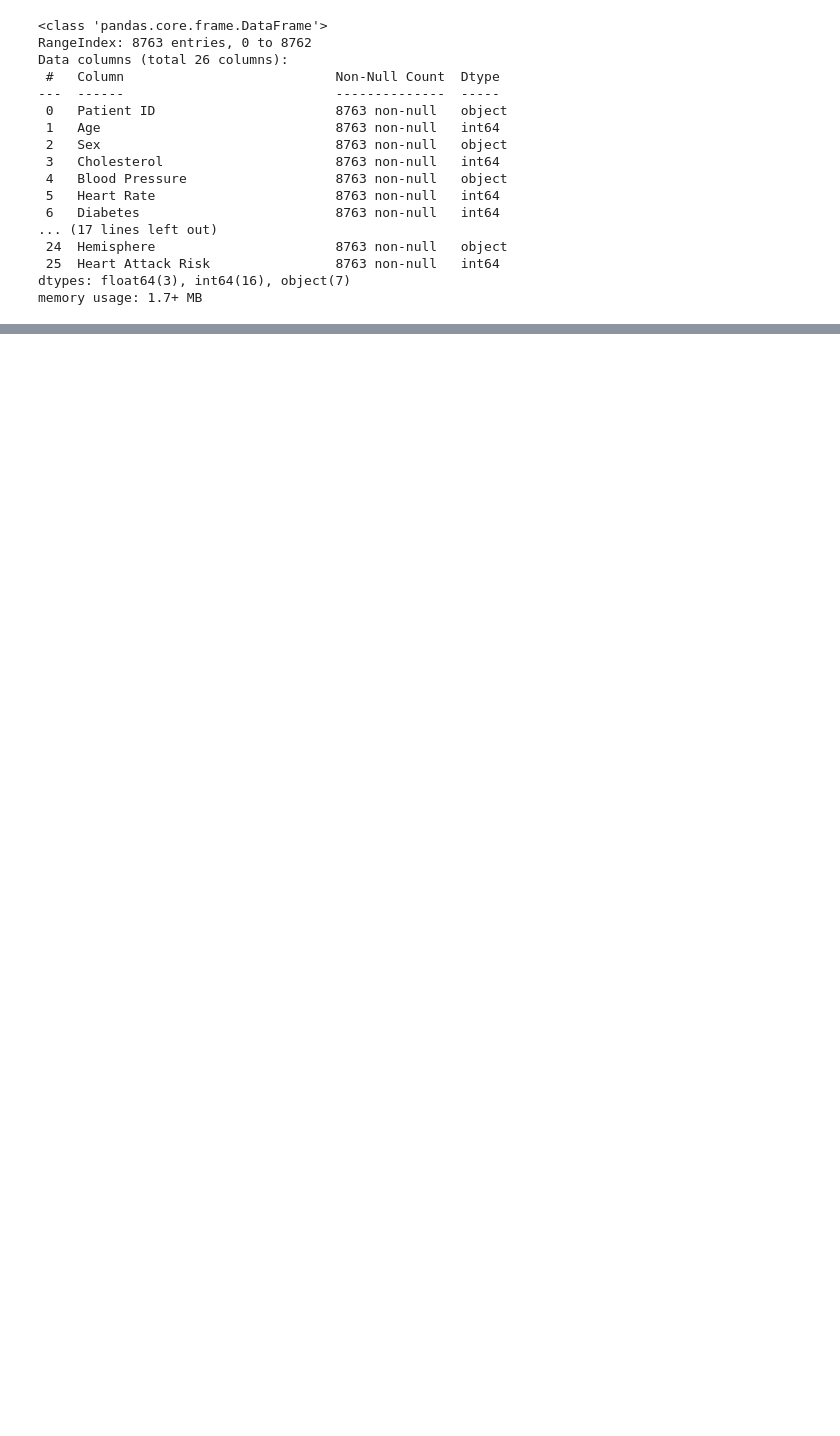
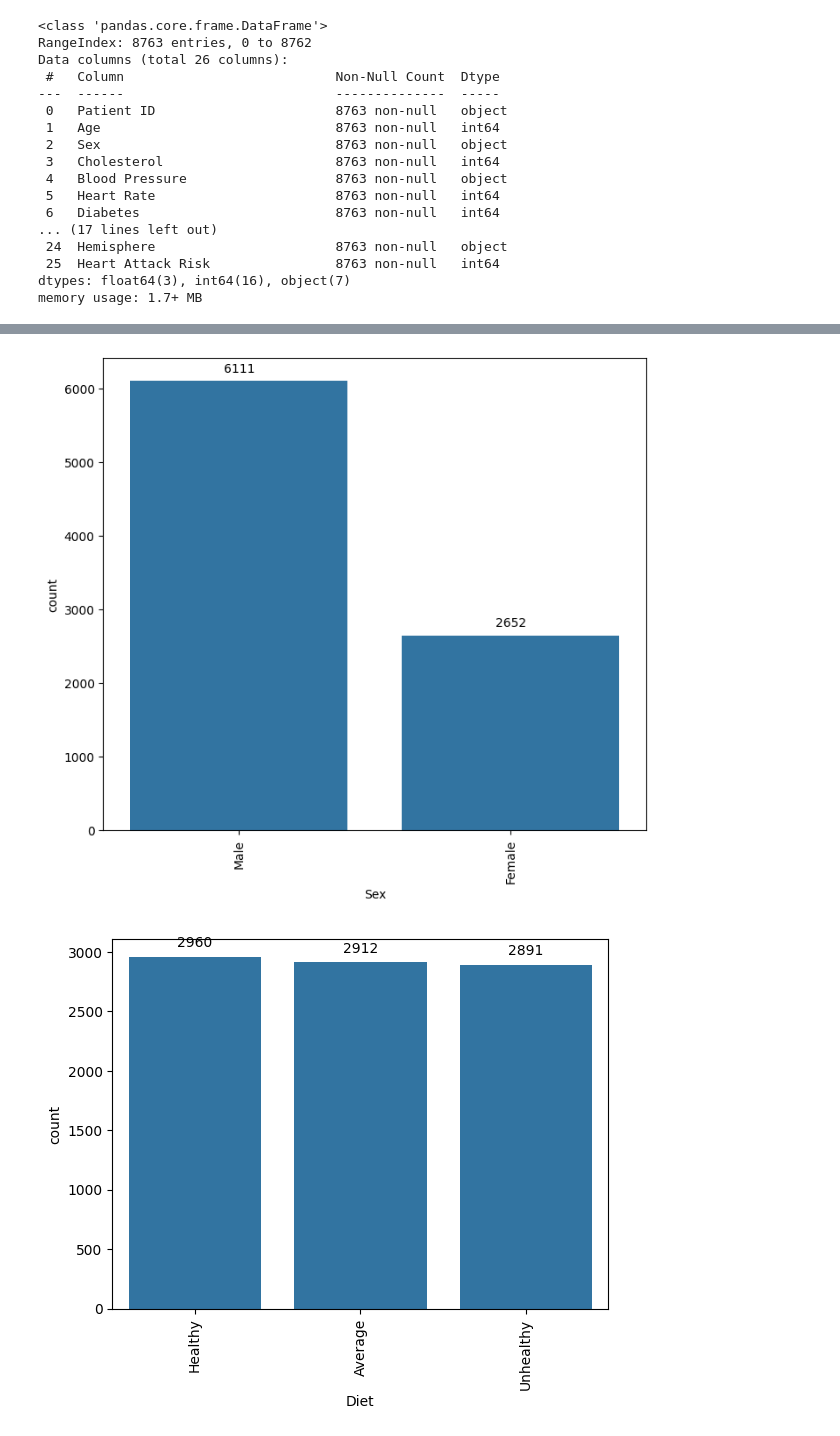
Before and after one commit to tahahamdii/Medical-Chatbot-Llama2, a Jupyter notebook: heart_attacks.ipynb, the cells around one changed output, grey strips where cells are left out. Cells and saved outputs as stored; diff of their text form; code cells hidden in the pictures; blank space fills up the shorter version.

Commit message:
Data Analysis

```diff
--- a/heart_attacks.ipynb
+++ b/heart_attacks.ipynb
@@ -72,0 +105,20 @@ memory usage: 1.7+ MB
+# %%
+ctg_data = data[['Sex','Diet','Continent','Country','Hemisphere']]
+# %%
+plt.figure(figsize=(8, 7))
+for i in ctg_data.columns:
+    ctg_num = ctg_data[i].value_counts()
+    chart = sns.barplot(x = ctg_num.index, y = ctg_num)
+    for p in chart.patches:
+        chart.annotate(format(p.get_height(), '.0f'),
+                     (p.get_x() + p.get_width() / 2., p.get_height()),
+                     ha = 'center', va = 'center',
+                     xytext = (0, 10),
+                     textcoords = 'offset points',
+                     fontsize=10)
+
+    chart.set_xticklabels(chart.get_xticklabels(), rotation=90)
+    plt.show()
+# %% [output]
+[figure, added]
+[figure, added]
```
Also changed, not shown: parts of 3 cells of this notebook.
